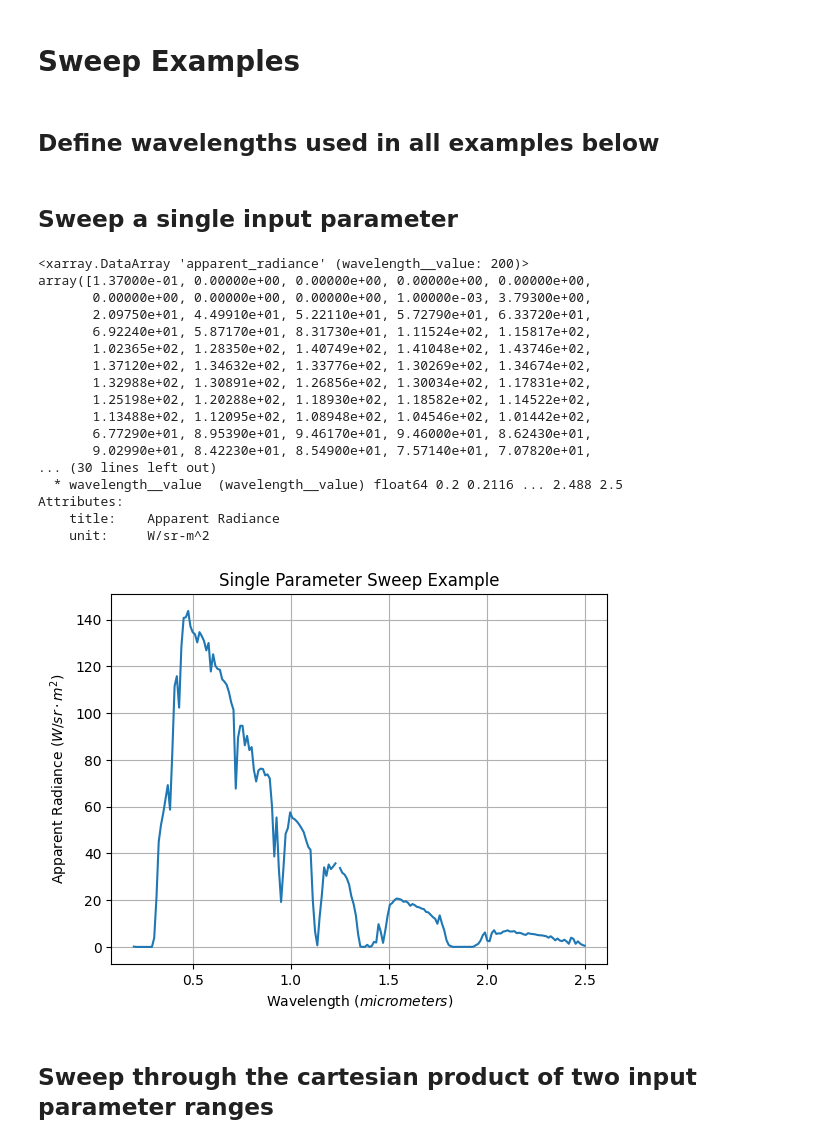
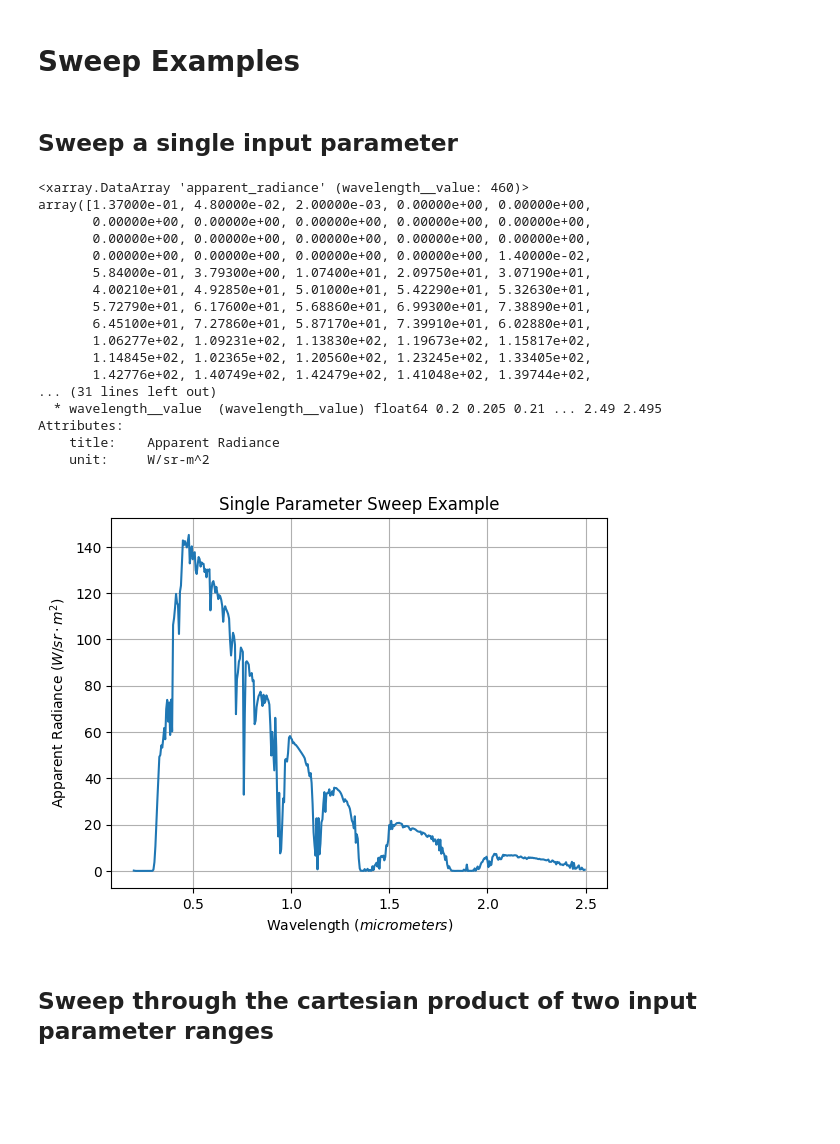
Before and after one commit to brianschubert/rtm-wrapper, a Jupyter notebook: notebooks/sweep_example.ipynb, the cells around one changed output. Cells and saved outputs as stored; diff of their text form; code cells hidden in the pictures; blank space fills up the shorter version.

Commit message:
Update sweep example nb

```diff
--- a/notebooks/sweep_example.ipynb
+++ b/notebooks/sweep_example.ipynb
@@ -11,5 +11,3 @@ import rtm_wrapper.plot as rtm_plot
 from rtm_wrapper.engines.sixs import PySixSEngine, pysixs_default_inputs
 from rtm_wrapper.execution import ConcurrentExecutor
 from rtm_wrapper.simulation import SweepSimulation
-# %% [markdown]
-## Define wavelengths used in all examples below
@@ -20,43 +16,43 @@ wavelengths = np.linspace(0.2, 2.5, 200)
 # %%
 sweep = SweepSimulation(
     {
-        "wavelength__value": wavelengths,
+        "wavelength__value": np.arange(0.2, 2.5, 0.005),
     },
     base=pysixs_default_inputs(),
 )
 
 engine = PySixSEngine()
 runner = ConcurrentExecutor()
 
 with alive_progress.alive_bar(sweep.sweep_size, force_tty=True) as bar:
     runner.run(sweep, engine, step_callback=lambda _: bar())
 
 results = runner.collect_results()
 plot_var = results.apparent_radiance
 
 display(plot_var)
 fig, ax = rtm_plot.plot_sweep_single(plot_var)
 ax.set_title("Single Parameter Sweep Example")
 ax.grid(True);
 # %% [output]
-<xarray.DataArray 'apparent_radiance' (wavelength__value: 200)>
-array([1.37000e-01, 0.00000e+00, 0.00000e+00, 0.00000e+00, 0.00000e+00,
-       0.00000e+00, 0.00000e+00, 0.00000e+00, 1.00000e-03, 3.79300e+00,
-       2.09750e+01, 4.49910e+01, 5.22110e+01, 5.72790e+01, 6.33720e+01,
-       6.92240e+01, 5.87170e+01, 8.31730e+01, 1.11524e+02, 1.15817e+02,
-       1.02365e+02, 1.28350e+02, 1.40749e+02, 1.41048e+02, 1.43746e+02,
-       1.37120e+02, 1.34632e+02, 1.33776e+02, 1.30269e+02, 1.34674e+02,
-       1.32988e+02, 1.30891e+02, 1.26856e+02, 1.30034e+02, 1.17831e+02,
-       1.25198e+02, 1.20288e+02, 1.18930e+02, 1.18582e+02, 1.14522e+02,
-       1.13488e+02, 1.12095e+02, 1.08948e+02, 1.04546e+02, 1.01442e+02,
-       6.77290e+01, 8.95390e+01, 9.46170e+01, 9.46000e+01, 8.62430e+01,
-       9.02990e+01, 8.42230e+01, 8.54900e+01, 7.57140e+01, 7.07820e+01,
-... (30 lines left out)
-  * wavelength__value  (wavelength__value) float64 0.2 0.2116 ... 2.488 2.5
+<xarray.DataArray 'apparent_radiance' (wavelength__value: 460)>
+array([1.37000e-01, 4.80000e-02, 2.00000e-03, 0.00000e+00, 0.00000e+00,
+       0.00000e+00, 0.00000e+00, 0.00000e+00, 0.00000e+00, 0.00000e+00,
+       0.00000e+00, 0.00000e+00, 0.00000e+00, 0.00000e+00, 0.00000e+00,
+       0.00000e+00, 0.00000e+00, 0.00000e+00, 0.00000e+00, 1.40000e-02,
+       5.84000e-01, 3.79300e+00, 1.07400e+01, 2.09750e+01, 3.07190e+01,
+       4.00210e+01, 4.92850e+01, 5.01000e+01, 5.42290e+01, 5.32630e+01,
+       5.72790e+01, 6.17600e+01, 5.68860e+01, 6.99300e+01, 7.38890e+01,
+       6.45100e+01, 7.27860e+01, 5.87170e+01, 7.39910e+01, 6.02880e+01,
+       1.06277e+02, 1.09231e+02, 1.13830e+02, 1.19673e+02, 1.15817e+02,
+       1.14845e+02, 1.02365e+02, 1.20560e+02, 1.23245e+02, 1.33405e+02,
+       1.42776e+02, 1.40749e+02, 1.42479e+02, 1.41048e+02, 1.39744e+02,
+... (31 lines left out)
+  * wavelength__value  (wavelength__value) float64 0.2 0.205 0.21 ... 2.49 2.495
 Attributes:
     title:    Apparent Radiance
     unit:     W/sr-m^2
-[figure, old version]
+[figure, new version]
 # %% [markdown]
 ## Sweep through the cartesian product of two input parameter ranges
 # %%
```
Also changed, not shown: parts of 6 cells of this notebook.
